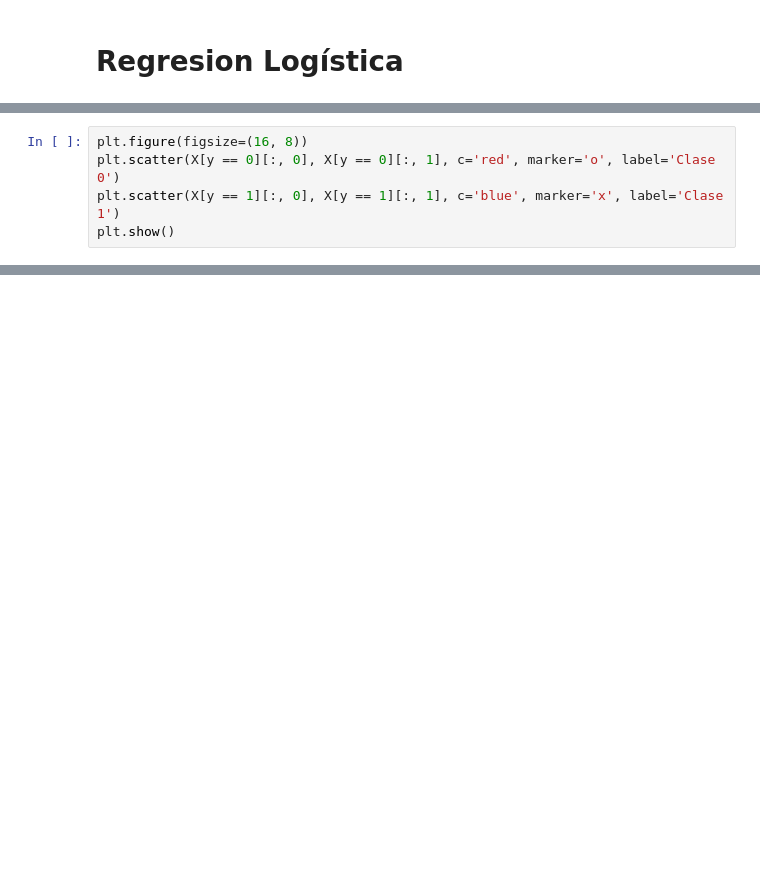
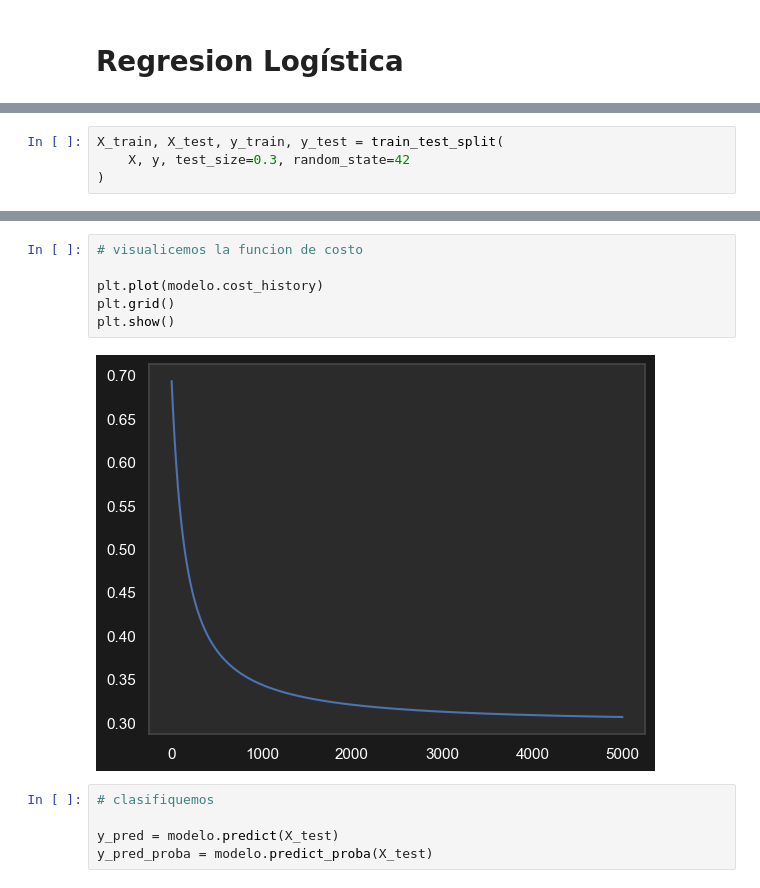
Before and after one commit to MatteoOlarte/diplomado-UAQ, a Jupyter notebook: semana 4/logistica.ipynb, the cells around one changed output, grey strips where cells are left out. Saved outputs shown, nothing was run; the diff lists cells and outputs as text; blank space fills up the shorter version.

```diff
--- a/semana 4/logistica.ipynb
+++ b/semana 4/logistica.ipynb
@@ -26,5 +30,4 @@ ValueError: Number of informative, redundant and repeated features must sum to l
 # %%
-plt.figure(figsize=(16, 8))
-plt.scatter(X[y == 0][:, 0], X[y == 0][:, 1], c='red', marker='o', label='Clase 0')
-plt.scatter(X[y == 1][:, 0], X[y == 1][:, 1], c='blue', marker='x', label='Clase 1')
-plt.show()
+X_train, X_test, y_train, y_test = train_test_split(
+    X, y, test_size=0.3, random_state=42
+)
@@ -30,0 +39,13 @@ plt.show()
+# %%
+# visualicemos la funcion de costo
+
+plt.plot(modelo.cost_history)
+plt.grid()
+plt.show()
+# %% [output]
+[figure, added]
+# %%
+# clasifiquemos
+
+y_pred = modelo.predict(X_test)
+y_pred_proba = modelo.predict_proba(X_test)
```
Also changed, not shown: parts of 9 cells of this notebook, 8 other files.
